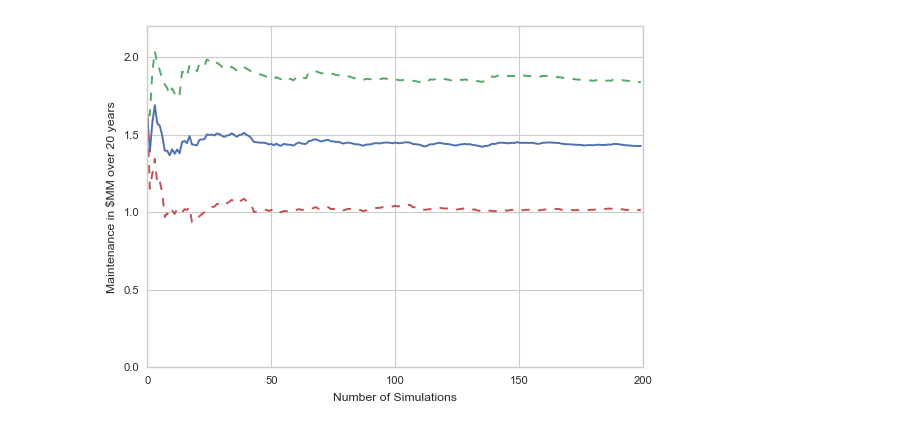
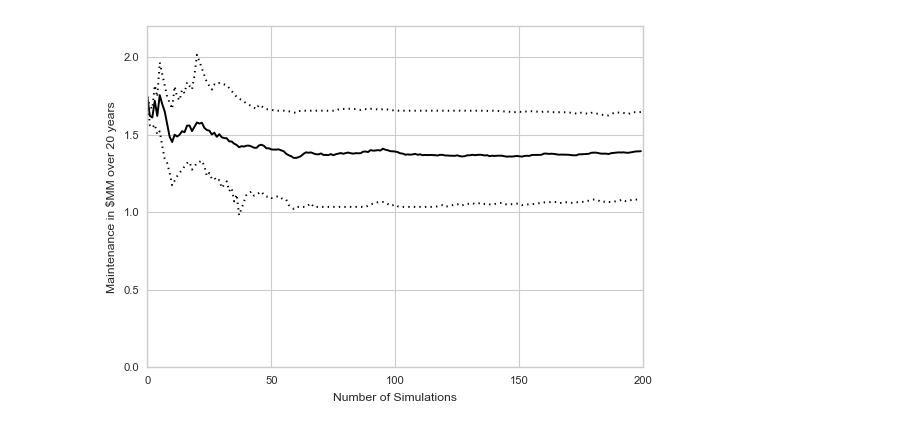
Before and after one commit to BAJJCapstone/MHK-LCoE, a Jupyter notebook: Graphs.ipynb, the cells around one changed output. Saved outputs shown, nothing was run; the diff lists cells and outputs as text; code cells hidden in the pictures.

Commit message:
updates for report graphs

```diff
--- a/Graphs.ipynb
+++ b/Graphs.ipynb
@@ -39,34 +39,39 @@ emergency_maintenance = [
 
 emergency_events = [maintenance.EmergencyMaintenance(
             e.minimal_rate,
             e.midlevel_rate,
             e.severe_rate,
             e.minimal_cost,
             e.midlevel_cost,
             e.severe_cost,
             number = e.number,
             labor = e.labor,
             partname = e.partname)
             for e in emergency_maintenance]
 
 runs = 200
 costs = np.zeros(runs)
 tracking_average = np.zeros(runs)
 tracking_error = np.zeros(runs)
+upper_quartile = np.zeros(runs)
+lower_quartile = np.zeros(runs)
+
 
 for i in range(runs):
     time, cost = maintenance.lifetimeMonteCarlo(20, emergency_events)
     costs[i] = cost/1e6
     tracking_average[i] = np.mean(costs[:i+1])
+    upper_quartile[i] = np.percentile(costs[:i+1],75)
+    lower_quartile[i] = np.percentile(costs[:i+1],25)
     tracking_error[i] = np.std(costs[:i+1])
 
-plt.plot(tracking_average, '-')
-plt.plot(tracking_average+tracking_error, '--')
-plt.plot(tracking_average-tracking_error, '--')
+plt.plot(tracking_average, '-k')
+plt.plot(upper_quartile, ':k')
+plt.plot(lower_quartile, ':k')
 plt.xlabel('Number of Simulations')
 plt.ylabel('Maintenance in $MM over 20 years')
 plt.ylim(0,)
 
 plt.savefig('montecaro.png')
 # %% [output]
-[figure, old version]
+[figure, new version]
```
Also changed, not shown: parts of 2 cells of this notebook, 9 other files.
